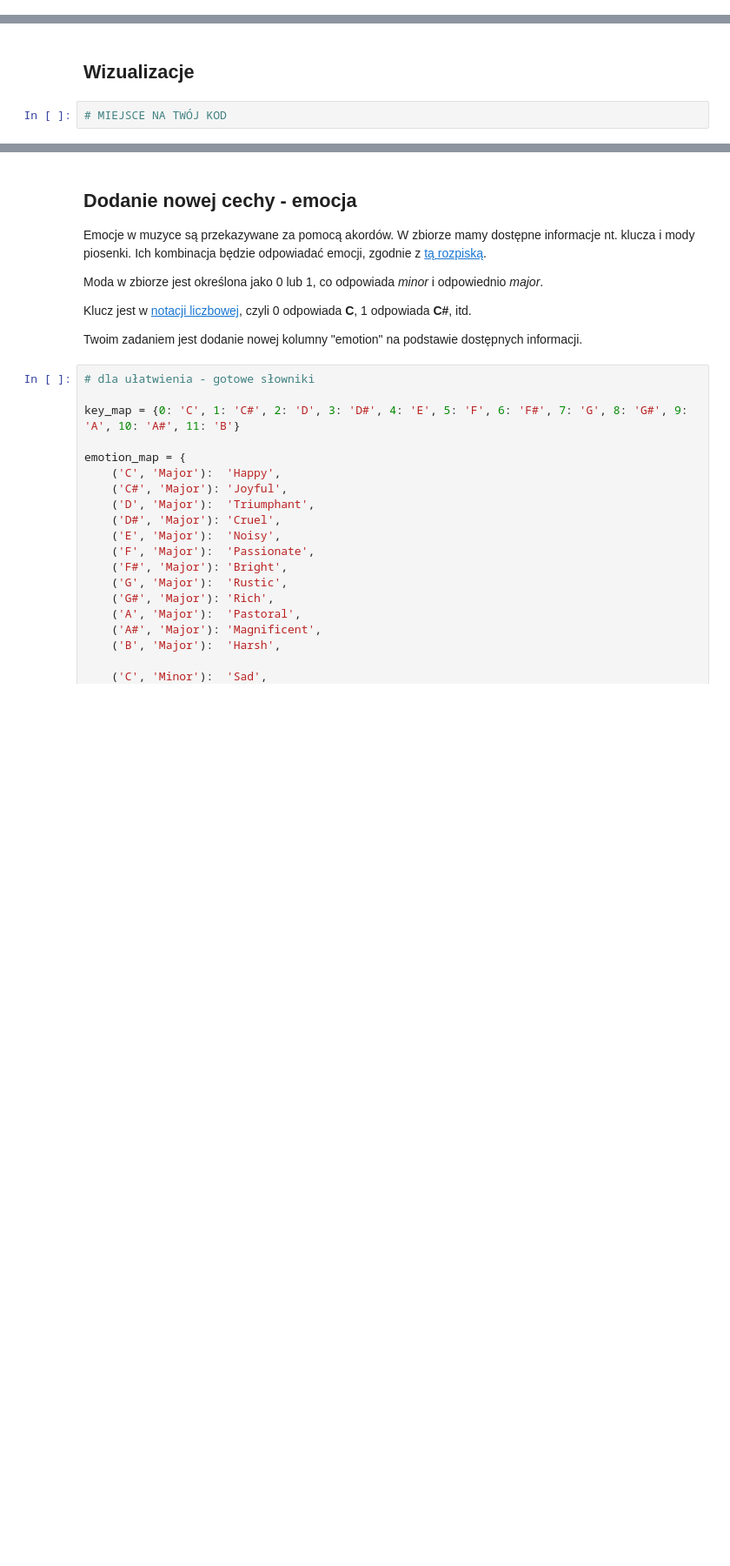
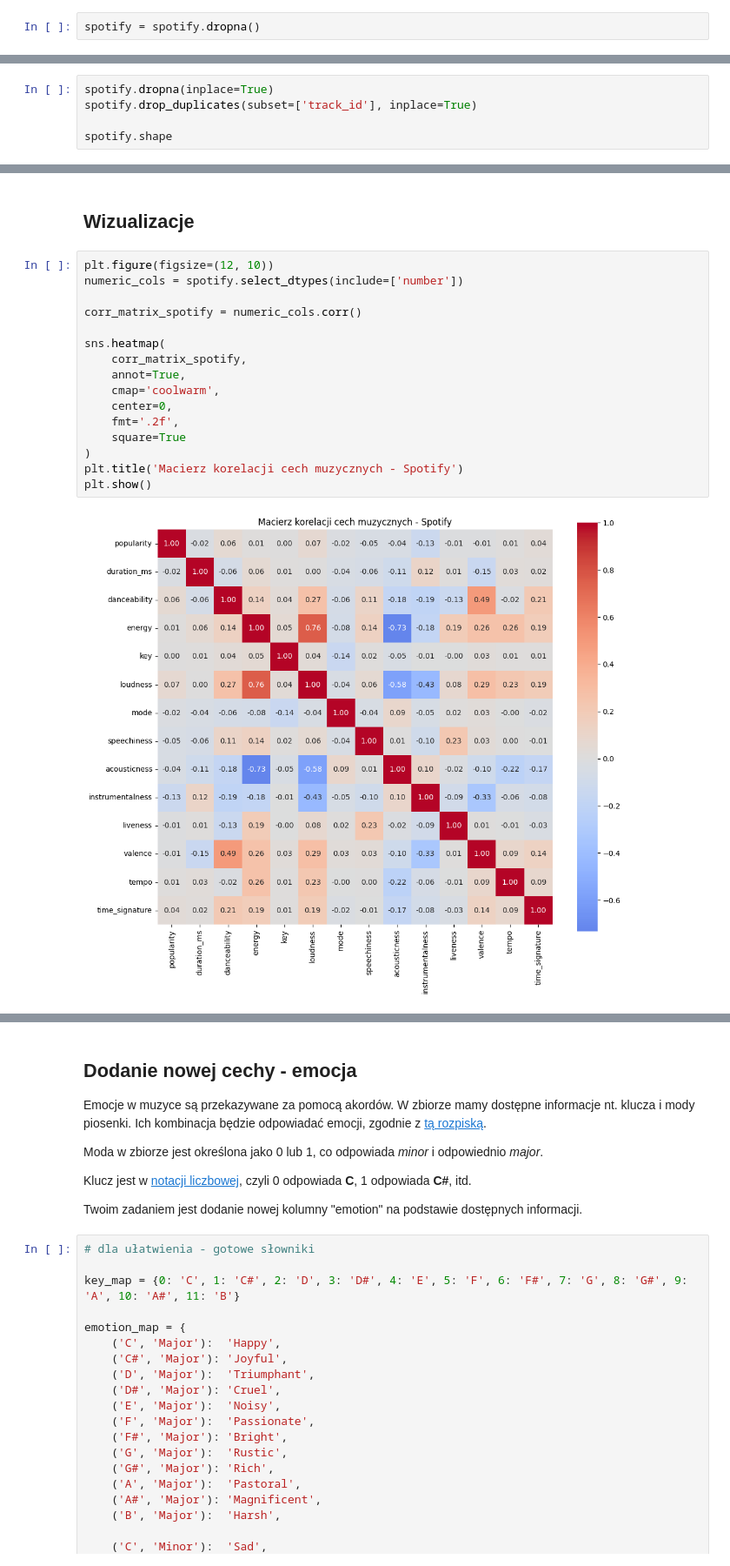
Before and after one commit to Zajecia-na-PWr-LR/lista-2-wiktoriamalinowska, a Jupyter notebook: UczenieMaszynowe_25_26_Lista2.ipynb, the cells around one changed output, grey strips where cells are left out. Shown at 87% size. Drawn from its saved outputs; the diff is of its cells as text; blank space fills up the shorter version.

Commit message:
add some visualization, remove duplicates, add emotion column

```diff
--- a/UczenieMaszynowe_25_26_Lista2.ipynb
+++ b/UczenieMaszynowe_25_26_Lista2.ipynb
@@ -398,0 +397,2 @@ cudownie, wszystkie brakujące wartości znajdują się w dokładnie jednym wier
+# %%
+spotify = spotify.dropna()
@@ -398,0 +422,5 @@ cudownie, wszystkie brakujące wartości znajdują się w dokładnie jednym wier
+# %%
+spotify.dropna(inplace=True)
+spotify.drop_duplicates(subset=['track_id'], inplace=True)
+
+spotify.shape
@@ -399,4 +469,20 @@ cudownie, wszystkie brakujące wartości znajdują się w dokładnie jednym wier
 # %% [markdown]
 ## Wizualizacje
-# %%
-# MIEJSCE NA TWÓJ KOD
+# %%
+plt.figure(figsize=(12, 10))
+numeric_cols = spotify.select_dtypes(include=['number'])
+
+corr_matrix_spotify = numeric_cols.corr()
+
+sns.heatmap(
+    corr_matrix_spotify,
+    annot=True,
+    cmap='coolwarm',
+    center=0,
+    fmt='.2f',
+    square=True
+)
+plt.title('Macierz korelacji cech muzycznych - Spotify')
+plt.show()
+# %% [output]
+[figure, added]
```
Also changed, not shown: parts of 17 cells of this notebook.
